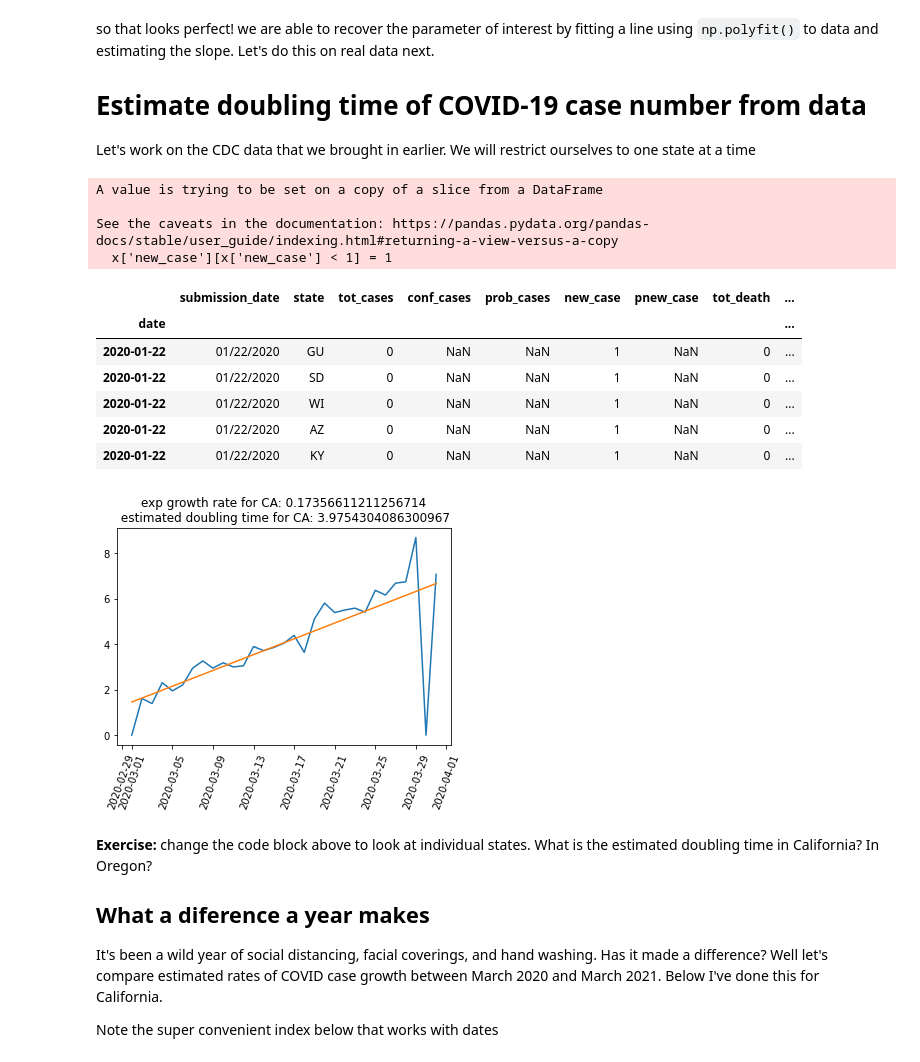
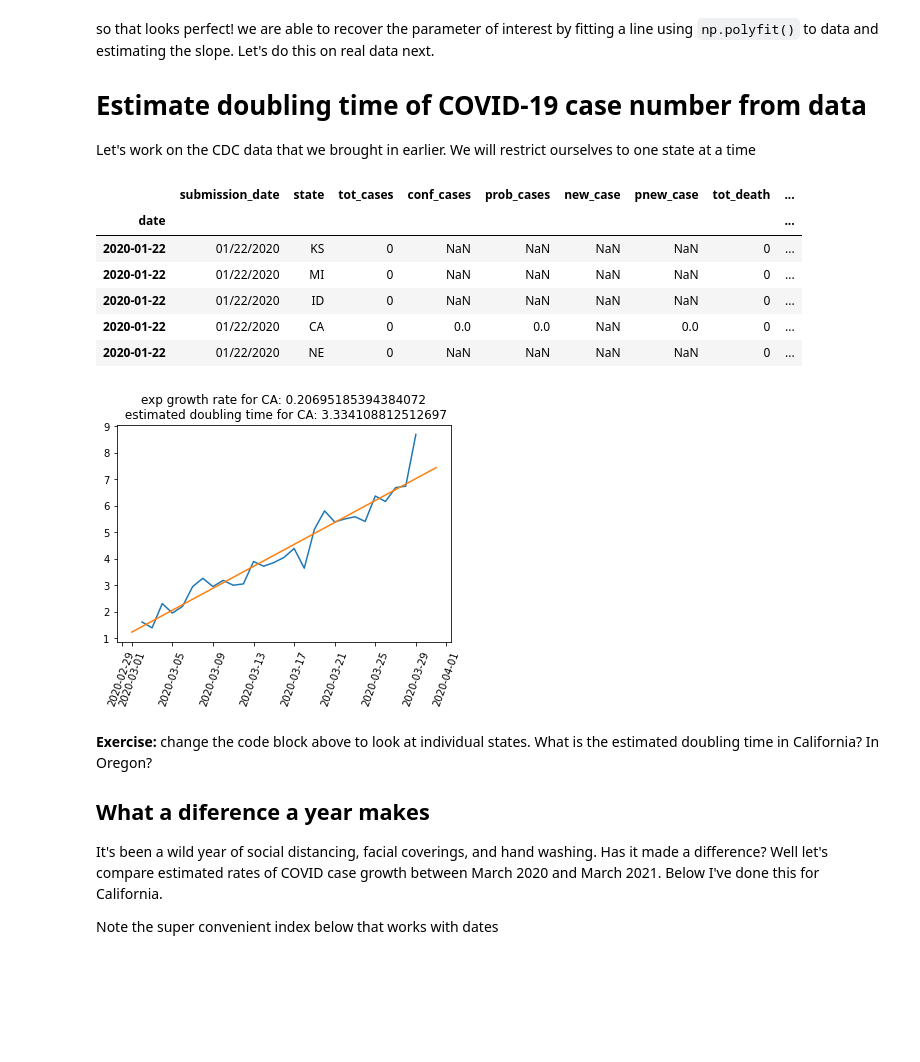
Before and after one commit to andrewkern/bio399, a Jupyter notebook: week2.ipynb, the cells around one changed output. Cells and saved outputs as stored; diff of their text form; code cells hidden in the pictures; blank space fills up the shorter version.

```diff
--- a/week2.ipynb
+++ b/week2.ipynb
@@ -120,41 +120,40 @@ so that looks perfect! we are able to recover the parameter of interest by fitti
 Let's work on the CDC data that we brought in earlier. We will restrict ourselves to one state at a time
 # %%
 from matplotlib import pyplot as plt
+import numpy as np
 import pandas as pd
 query = ("https://data.cdc.gov/api/views/9mfq-cb36/rows.csv?accessType=DOWNLOAD")
-x = pd.read_csv(query)
 x = pd.read_csv(query)
 x['date']=pd.to_datetime(x['submission_date'])
 x = x.sort_values(by='date')
 x.set_index(['date'],inplace=True)
-#clean data, replace negatives with 1
-x['new_case'][x['new_case'] < 1] = 1
+# clean data, replace zeros / negatives with 'None'
+# this will represent missing data for us
+mask = x['new_case'] < 1
+x.loc[mask, 'new_case'] = None
 x.head()
 # %% [output]
-A value is trying to be set on a copy of a slice from a DataFrame
-
-See the caveats in the documentation: https://pandas.pydata.org/pandas-docs/stable/user_guide/indexing.html#returning-a-view-versus-a-copy
-  x['new_case'][x['new_case'] < 1] = 1
 |  | submission_date | state | tot_cases | conf_cases | prob_cases | new_case | pnew_case | tot_death | ... |
 | date |  |  |  |  |  |  |  |  | ... |
-| 2020-01-22 | 01/22/2020 | GU | 0 | NaN | NaN | 1 | NaN | 0 | ... |
-| 2020-01-22 | 01/22/2020 | SD | 0 | NaN | NaN | 1 | NaN | 0 | ... |
-| 2020-01-22 | 01/22/2020 | WI | 0 | NaN | NaN | 1 | NaN | 0 | ... |
-| 2020-01-22 | 01/22/2020 | AZ | 0 | NaN | NaN | 1 | NaN | 0 | ... |
-| 2020-01-22 | 01/22/2020 | KY | 0 | NaN | NaN | 1 | NaN | 0 | ... |
+| 2020-01-22 | 01/22/2020 | KS | 0 | NaN | NaN | NaN | NaN | 0 | ... |
+| 2020-01-22 | 01/22/2020 | MI | 0 | NaN | NaN | NaN | NaN | 0 | ... |
+| 2020-01-22 | 01/22/2020 | ID | 0 | NaN | NaN | NaN | NaN | 0 | ... |
+| 2020-01-22 | 01/22/2020 | CA | 0 | 0.0 | 0.0 | NaN | 0.0 | 0 | ... |
+| 2020-01-22 | 01/22/2020 | NE | 0 | NaN | NaN | NaN | NaN | 0 | ... |
 # %%
 state = 'CA'
 march_2020 = x.loc['2020-03-01':'2020-03-31']
 ca_log = np.log(march_2020[march_2020['state'] == state]['new_case']) # log tranform counts
 day = np.linspace(1,len(ca_log), len(ca_log)) # make array of day numbers
-slope, intercept = np.polyfit(day,ca_log,1) # fit log(cases) ~ ax+b
+idx = np.isfinite(ca_log) # find locations of missing data to mask out
+slope, intercept = np.polyfit(day[idx],ca_log[idx],1) # fit log(cases) ~ ax+b; note masking missing vals
 y = (slope * day) + intercept # get best fit line from estimates above
 plt.plot(ca_log.index,ca_log) # plot log(cases)
 plt.plot(ca_log.index,y) # plot best fit line
 plt.title(f"exp growth rate for {state}: {slope}\n estimated doubling time for {state}: {0.69/slope}")
 t = plt.xticks(rotation=70) # adjust tick marks on x-axis to look nice
 # %% [output]
-[figure, old version]
+[figure, new version]
 # %% [markdown]
 **Exercise:** change the code block above to look at individual states. What is the estimated doubling time in California? In Oregon?
 
```
Also changed, not shown: parts of 1 cell of this notebook.
